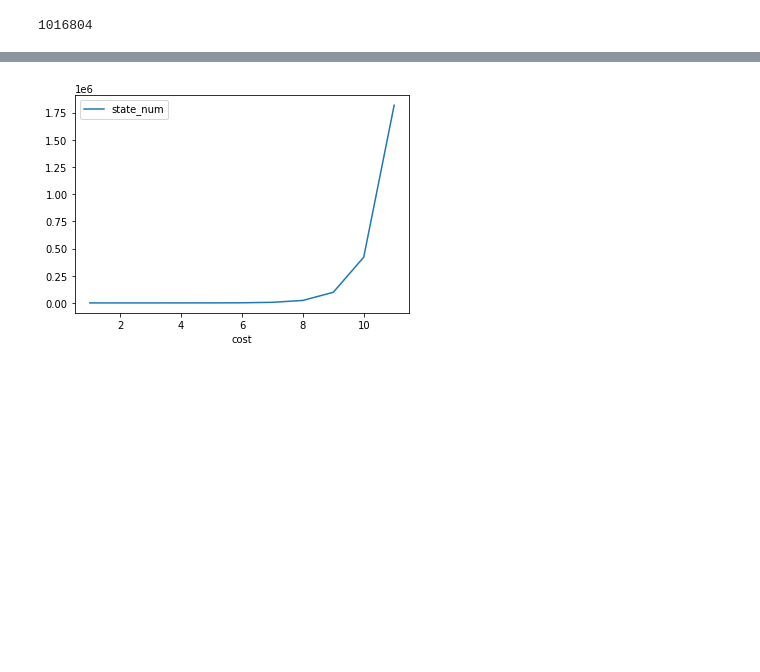
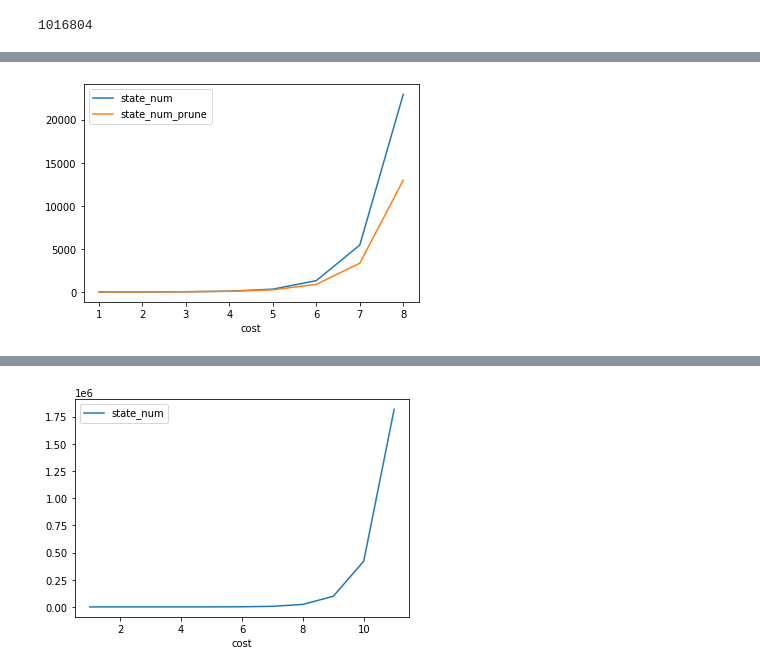
Before and after one commit to patorikkulee/regex-synth, a Jupyter notebook: parse_json.ipynb, the cells around one changed output, grey strips where cells are left out. Saved outputs shown, nothing was run; the diff lists cells and outputs as text; code cells hidden in the pictures; blank space fills up the shorter version.

```diff
--- a/parse_json.ipynb
+++ b/parse_json.ipynb
@@ -173 +242,5 @@ df.head()
+# %%
+lines = df.iloc[:8][['state_num', 'state_num_prune']].plot.line()
+# %% [output]
+[figure, added]
 # %%
```
Also changed, not shown: parts of 32 cells of this notebook, 3 other files.
